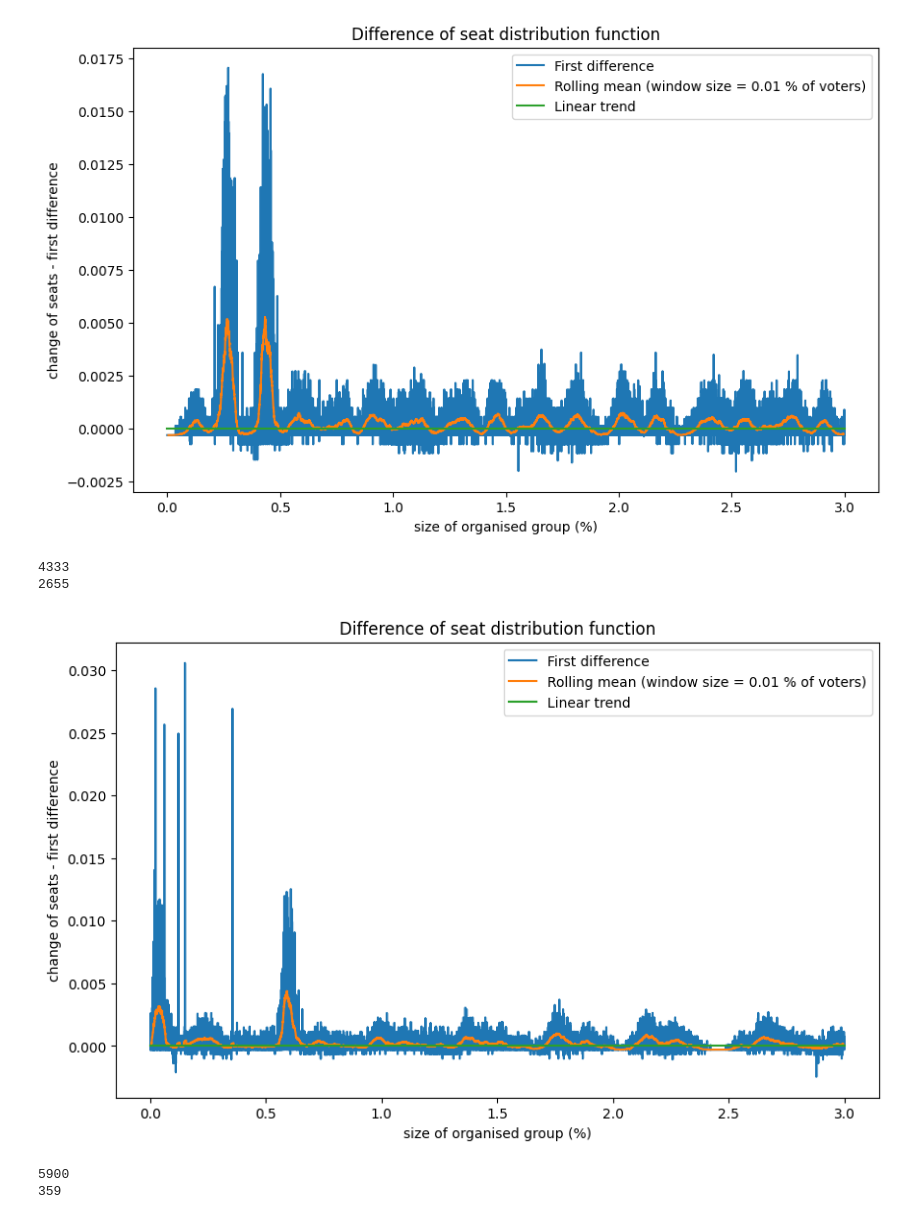
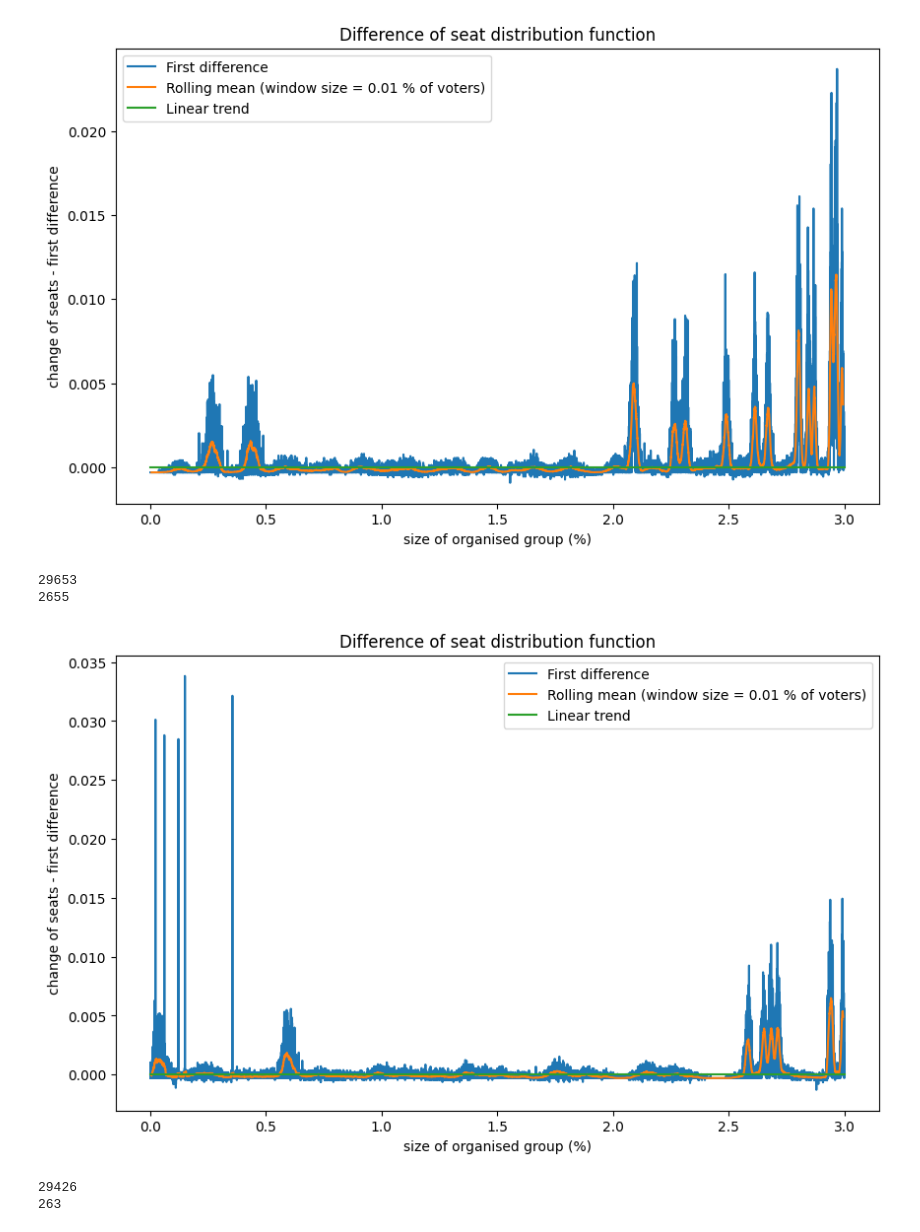
Before and after one commit to JnKamas/bc-praca, a Jupyter notebook: section_2_4.ipynb, the cells around one changed output. Drawn from its saved outputs; the diff is of its cells as text; code cells hidden in the pictures.

```diff
--- a/section_2_4.ipynb
+++ b/section_2_4.ipynb
@@ -2,0 +61,43 @@ from apportionment import *
+# %%
+df = pd.read_csv("./vis_data/unweighted-vis-1m-2023.csv")
+df2 = pd.read_csv("./vis_data/unweighted-vis-4_5m-2023.csv")
+
+window = 200
+
+x_values = (df['samples'] / 1000000) * 100
+x_values2 = (df2['samples'] / 4500000) * 100
+
+y_values = df['diff']
+y_values2 = df2['diff']
+y_vals =  y_values - (3 * x_values)
+y_vals2 =  y_values2 - (3 * x_values2)
+
+
+y_deriv = y_vals.diff()
+y_rolling = y_deriv.rolling(window=window, center=True).mean()
+
+y_deriv2 = y_vals2.diff()
+y_rolling2 = y_deriv2.rolling(window=window, center=True).mean()
+
+x = np.arange(0, 4)
+y = 3 * x
+
+
+plt.figure(figsize=(10, 6))
+
+plt.plot(x_values, y_rolling, '-', markersize=1, label="Rolling mean (v = 1,000,000)")
+plt.plot(x_values2, y_rolling2, '-', markersize=1, label="Rolling mean (v = 4,500,000)")
+plt.plot(x, y * 0, label='Linear trend')
+
+plt.xlabel('Size of organised group (%)')
+plt.ylabel('Influence of a particular voter - first difference')
+
+plt.legend()
+
+print(f'first peek location for 1m: { int(y_rolling[:3000].idxmax() * (4388872 / 1000000))}')
+print(f'first peek location for 4,5m: { int(y_rolling2[:10000].idxmax() * (4388872 / 4500000))}')
+
+print(f'second peek location for 1m: { int(y_rolling[:5000].idxmax() * (4388872 / 1000000))}')
+print(f'second peek location for 4,5m: { int(y_rolling2[:45000].idxmax() * (4388872 / 4500000))}')
+
+plt.show()
@@ -68,13 +151,13 @@ for year in constants.years:
 # %%
-visualise_and_print("./vis_data/electable-unweighted-vis-1m-2012.csv")
+visualise_and_print("./vis_data/unweighted-vis-1m-2012.csv")
 # %% [output]
-[figure, old version]
+[figure, new version]
-4333
+29653
 2655
 # %%
-visualise_and_print("./vis_data/electable-unweighted-vis-1m-2016.csv")
+visualise_and_print("./vis_data/unweighted-vis-1m-2016.csv")
 # %% [output]
-[figure, old version]
+[figure, new version]
-5900
-359
+29426
+263
 # %%
```
Also changed, not shown: parts of 6 cells of this notebook, 20 other files.
